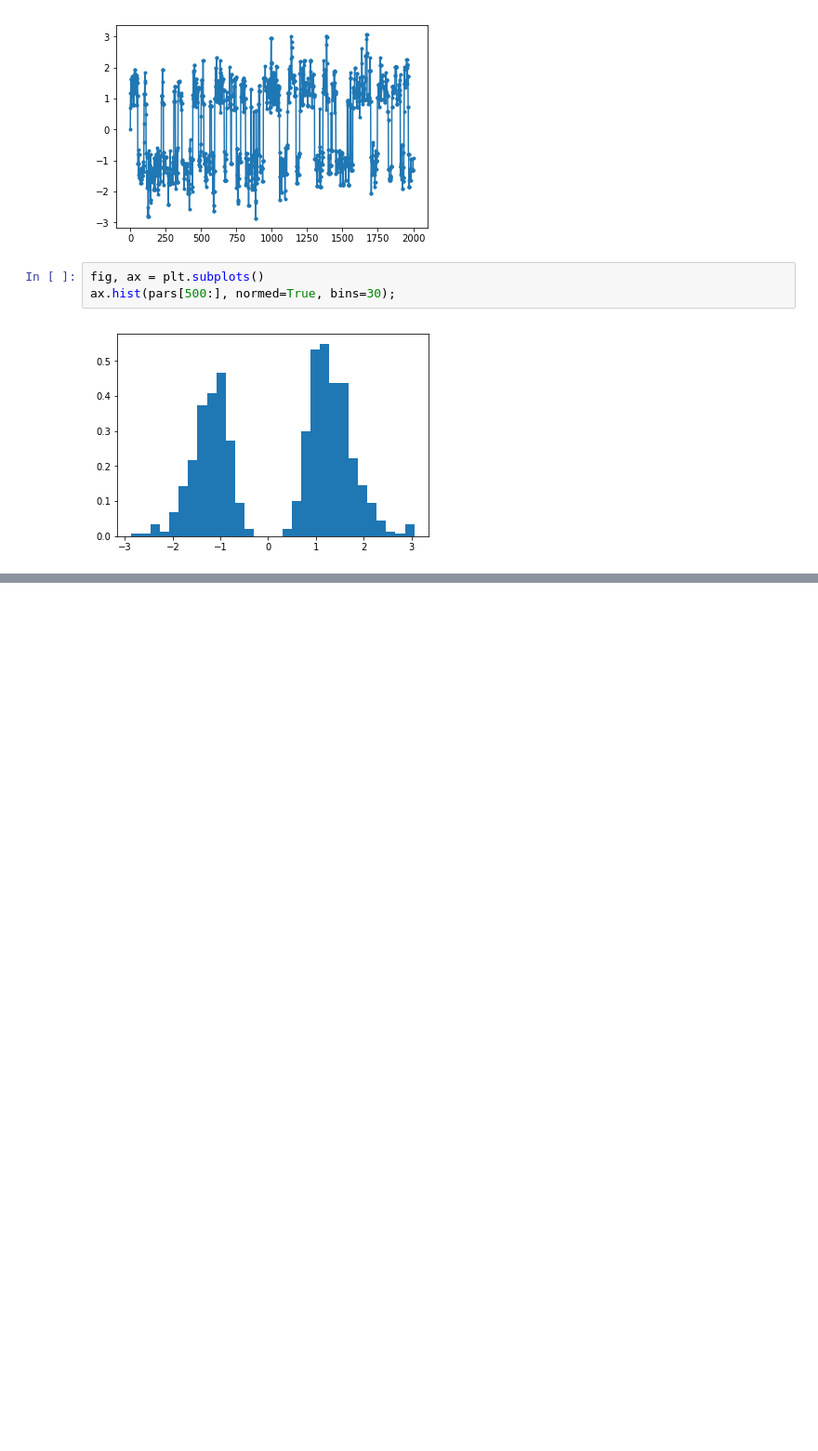
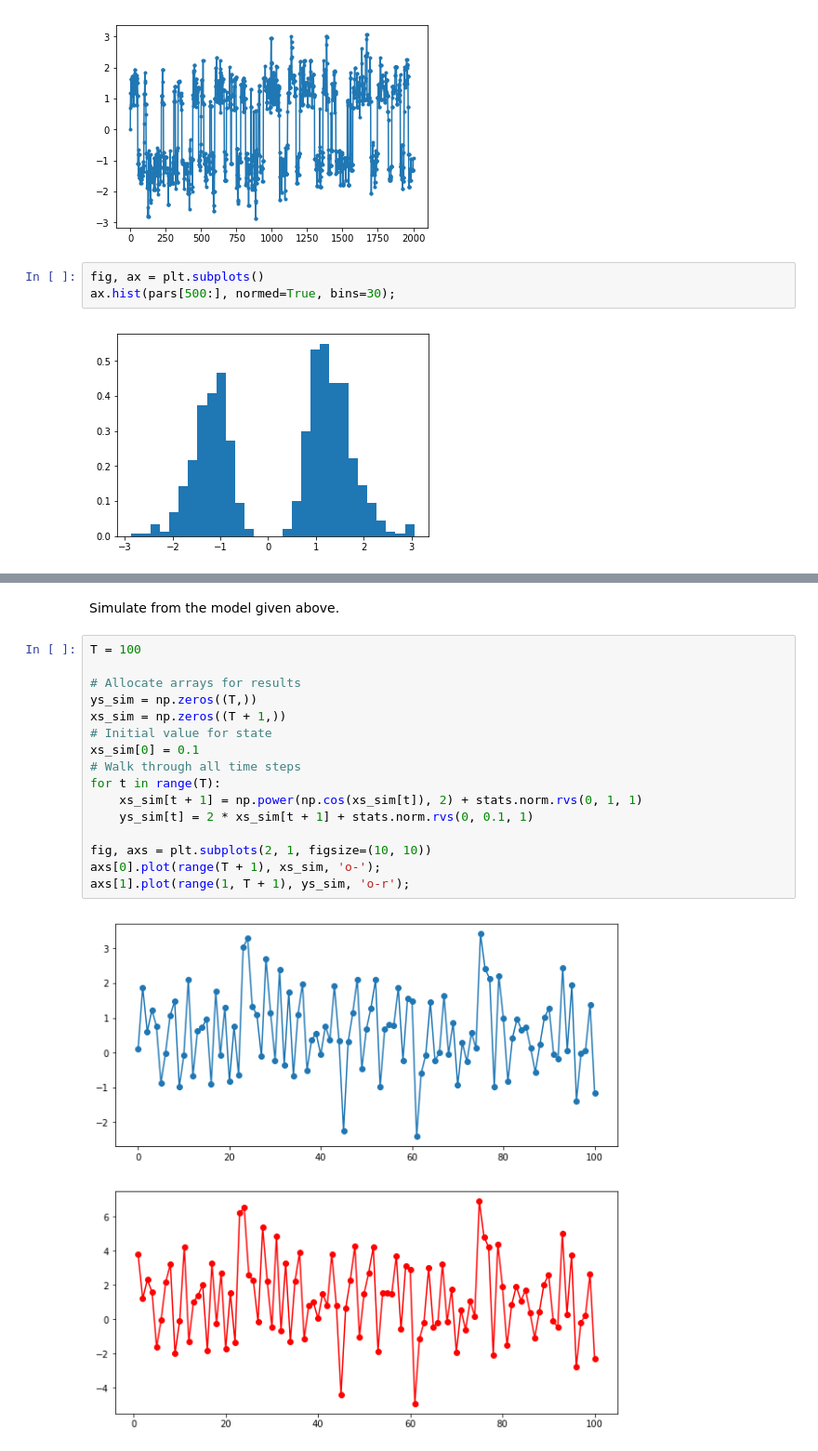
Before and after one commit to cyianor/smc2017, a Jupyter notebook: notebooks/ex4.ipynb, the cells around one changed output, grey strips where cells are left out. Shown at 93% size. Saved outputs shown, nothing was run; the diff lists cells and outputs as text; blank space fills up the shorter version.

```diff
--- a/notebooks/ex4.ipynb
+++ b/notebooks/ex4.ipynb
@@ -145,0 +207,20 @@ ax.hist(pars[500:], normed=True, bins=30);
+# %% [markdown]
+Simulate from the model given above.
+# %%
+T = 100
+
+# Allocate arrays for results
+ys_sim = np.zeros((T,))
+xs_sim = np.zeros((T + 1,))
+# Initial value for state
+xs_sim[0] = 0.1
+# Walk through all time steps
+for t in range(T):
+    xs_sim[t + 1] = np.power(np.cos(xs_sim[t]), 2) + stats.norm.rvs(0, 1, 1)
+    ys_sim[t] = 2 * xs_sim[t + 1] + stats.norm.rvs(0, 0.1, 1)
+
+fig, axs = plt.subplots(2, 1, figsize=(10, 10))
+axs[0].plot(range(T + 1), xs_sim, 'o-');
+axs[1].plot(range(1, T + 1), ys_sim, 'o-r');
+# %% [output]
+[figure, added]
```
Also changed, not shown: parts of 5 cells of this notebook, 2 other files.
